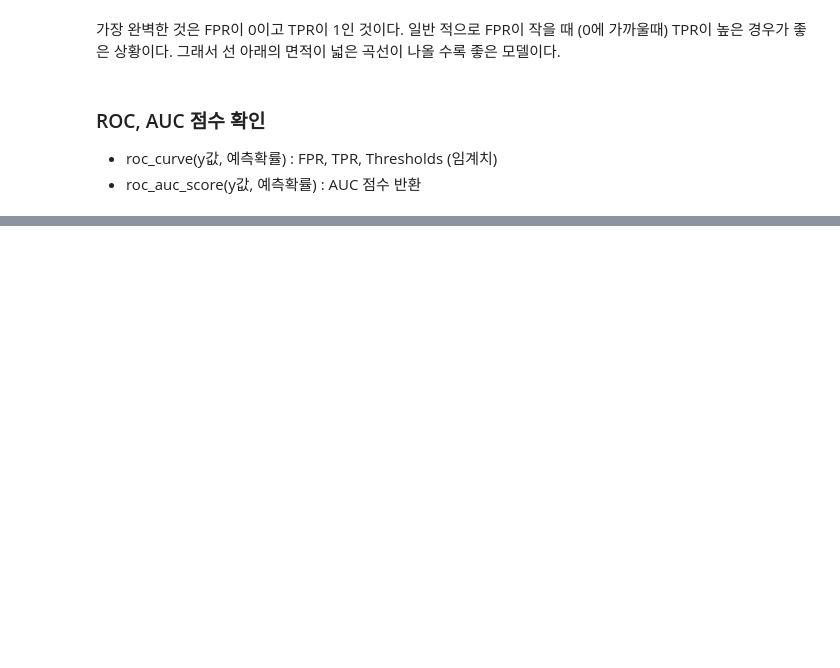
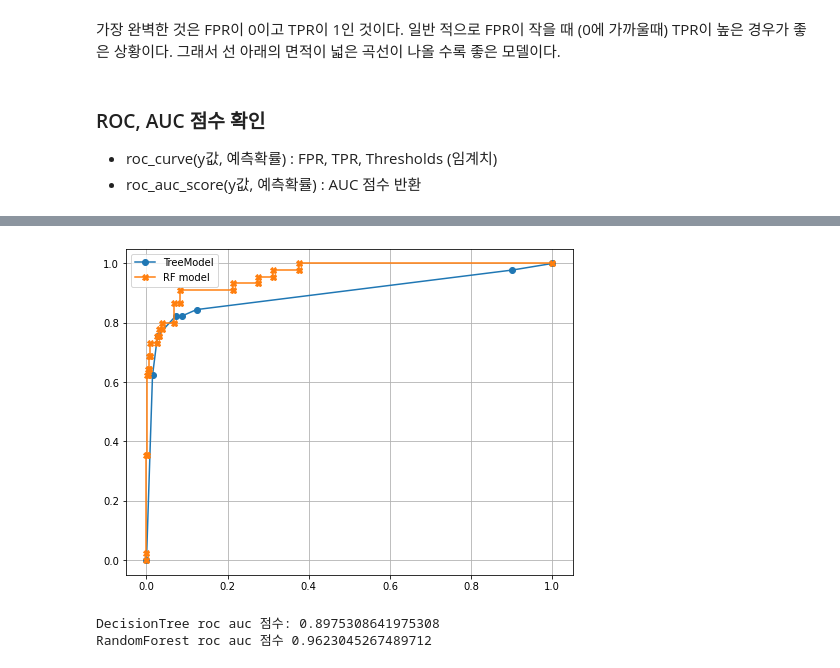
Before and after one commit to leejineui/Machine_Learning, a Jupyter notebook: 05_분류 평가지표1.ipynb, the cells around one changed output, grey strips where cells are left out. Cells and saved outputs as stored; diff of their text form; code cells hidden in the pictures; blank space fills up the shorter version.

```diff
--- a/05_분류 평가지표1.ipynb
+++ b/05_분류 평가지표1.ipynb
@@ -778,0 +808,5 @@ RandomForest AP Score 0.8486345312919419
+# %%
+# roc_curve(y값, 양성확률): FPR(fall out- 위양성율, TPR(recall),Thresholds
+fprs1,tprs1,thresholds1 =roc_curve(y_test, proba_test_tree) # tree 예측결과
+fprs2,tprs2,thresholds2 =roc_curve(y_test,proba_test_rf) #random forest 예측결과
+fprs1.shape, tprs1.shape,thresholds1.shape ,fprs2.shape,tprs2.shape,thresholds2.shape
@@ -778,0 +832,17 @@ RandomForest AP Score 0.8486345312919419
+# %%
+#ROC curve 직접 작성
+plt.figure(figsize=(8,6))
+plt.plot(fprs1,tprs1,marker ='o', label="TreeModel")
+plt.plot(fprs2,tprs2, marker='X', label='RF model')
+plt.legend()
+plt.grid(True)
+plt.show()
+# %% [output]
+[figure, added]
+# %%
+# roc auc score
+print("DecisionTree roc auc 점수:", roc_auc_score(y_test,proba_test_tree)) #(y 정담, 양성확률)
+print("RandomForest roc auc 점수", roc_auc_score(y_test,proba_test_rf))
+# %% [output]
+DecisionTree roc auc 점수: 0.8975308641975308
+RandomForest roc auc 점수 0.9623045267489712
```
Also changed, not shown: parts of 44 cells of this notebook, 5 other files.
